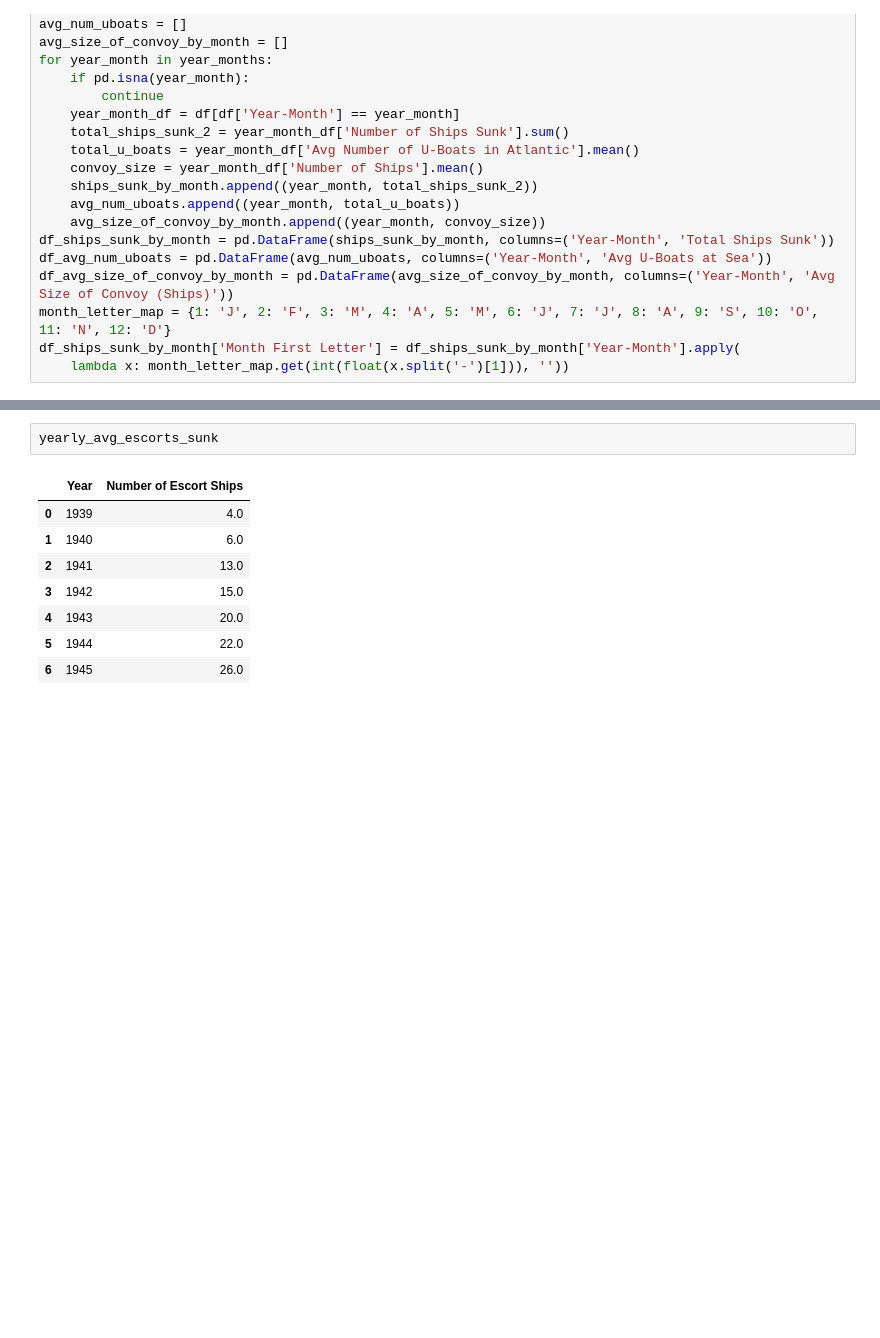
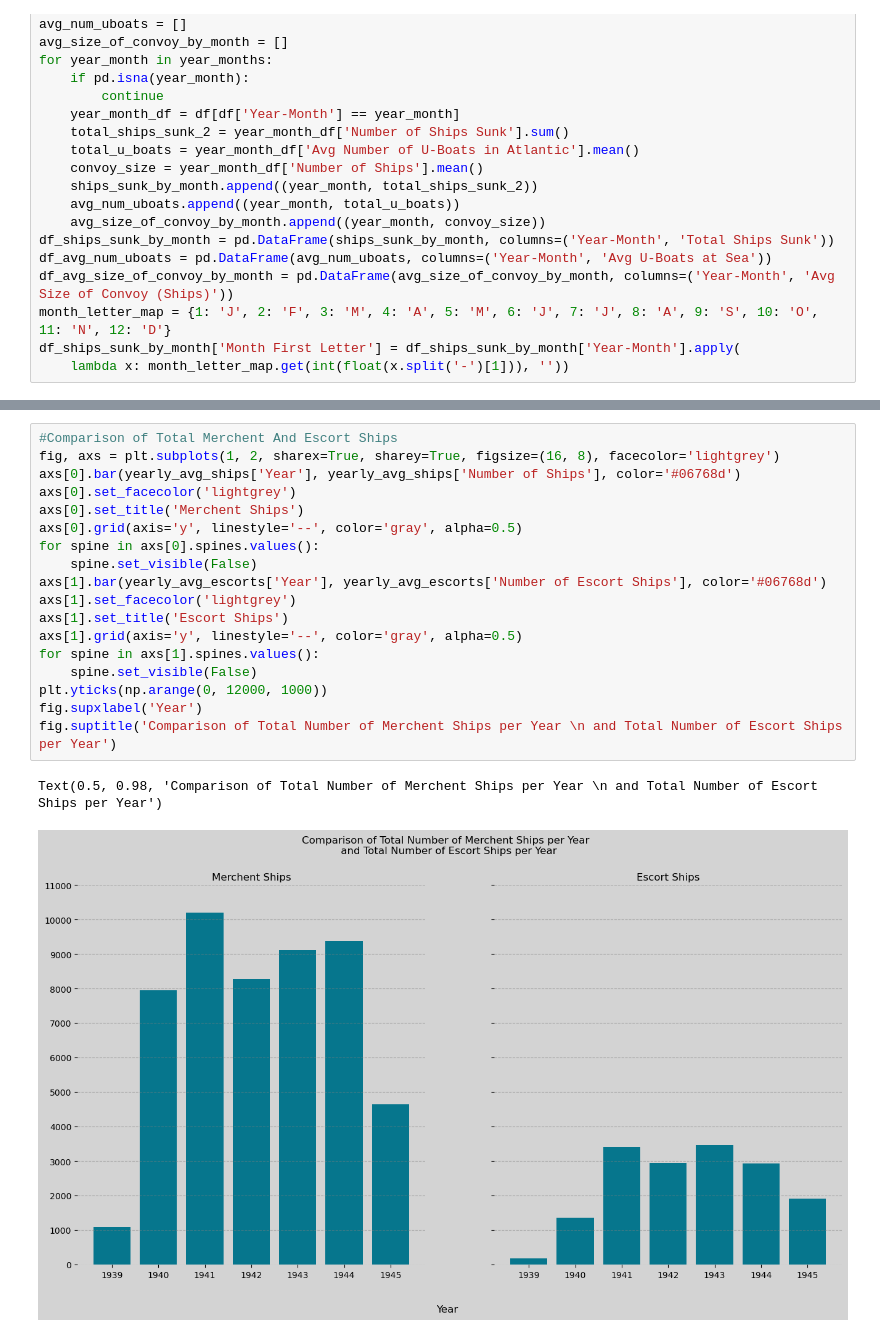
Before and after one commit to MAP9900/Modeling-The-Convoy-System, a Jupyter notebook: Code/Data Visualization/Convoy_Data_Vis.ipynb, the cells around one changed output, grey strips where cells are left out. Drawn from its saved outputs; the diff is of its cells as text; blank space fills up the shorter version.

```diff
--- a/Code/Data Visualization/Convoy_Data_Vis.ipynb
+++ b/Code/Data Visualization/Convoy_Data_Vis.ipynb
@@ -211,11 +214,21 @@ yearly_avg_escorts
-# %%
-yearly_avg_escorts_sunk
-# %% [output]
-|  | Year | Number of Escort Ships |
-| 0 | 1939 | 4.0 |
-| 1 | 1940 | 6.0 |
-| 2 | 1941 | 13.0 |
-| 3 | 1942 | 15.0 |
-| 4 | 1943 | 20.0 |
-| 5 | 1944 | 22.0 |
-| 6 | 1945 | 26.0 |
+# %%
+#Comparison of Total Merchent And Escort Ships
+fig, axs = plt.subplots(1, 2, sharex=True, sharey=True, figsize=(16, 8), facecolor='lightgrey')
+axs[0].bar(yearly_avg_ships['Year'], yearly_avg_ships['Number of Ships'], color='#06768d')
+axs[0].set_facecolor('lightgrey')
+axs[0].set_title('Merchent Ships')
+axs[0].grid(axis='y', linestyle='--', color='gray', alpha=0.5)
+for spine in axs[0].spines.values():
+    spine.set_visible(False)
+axs[1].bar(yearly_avg_escorts['Year'], yearly_avg_escorts['Number of Escort Ships'], color='#06768d')
+axs[1].set_facecolor('lightgrey')
+axs[1].set_title('Escort Ships')
+axs[1].grid(axis='y', linestyle='--', color='gray', alpha=0.5)
+for spine in axs[1].spines.values():
+    spine.set_visible(False)
+plt.yticks(np.arange(0, 12000, 1000))
+fig.supxlabel('Year')
+fig.suptitle('Comparison of Total Number of Merchent Ships per Year \n and Total Number of Escort Ships per Year')
+# %% [output]
+Text(0.5, 0.98, 'Comparison of Total Number of Merchent Ships per Year \n and Total Number of Escort Ships per Year')
+[figure, added]
```
Also changed, not shown: parts of 12 cells of this notebook.
